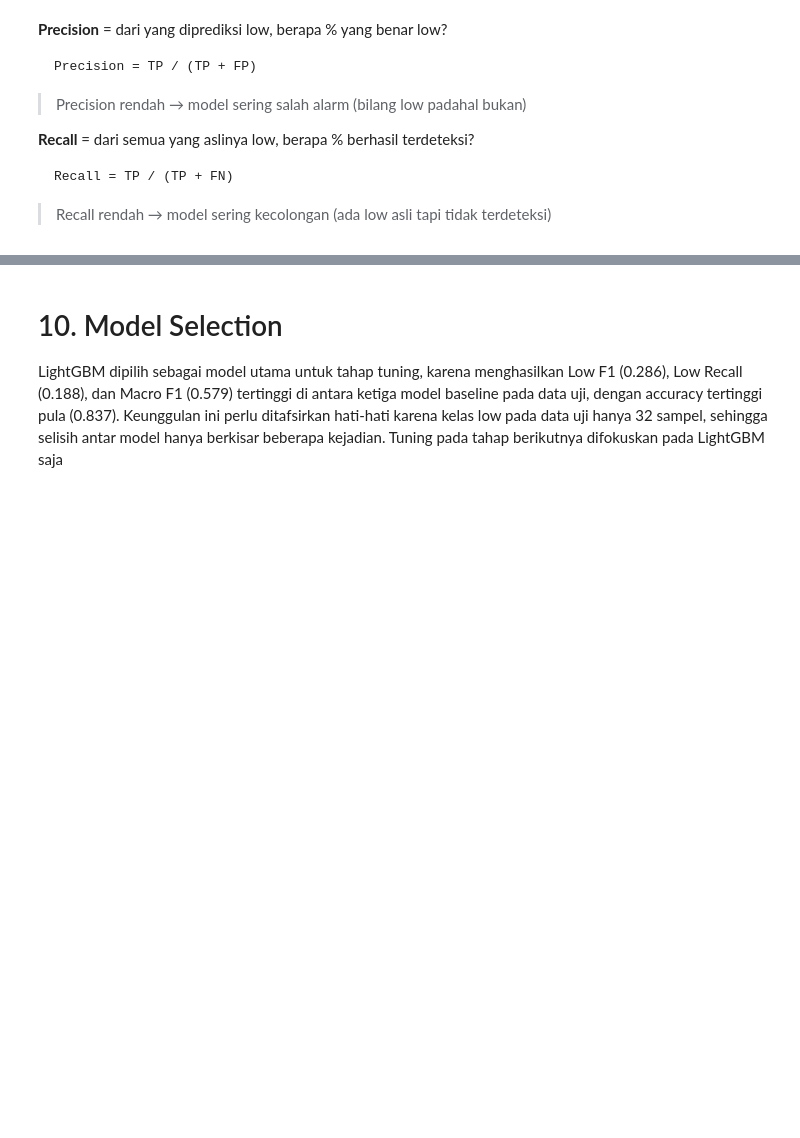
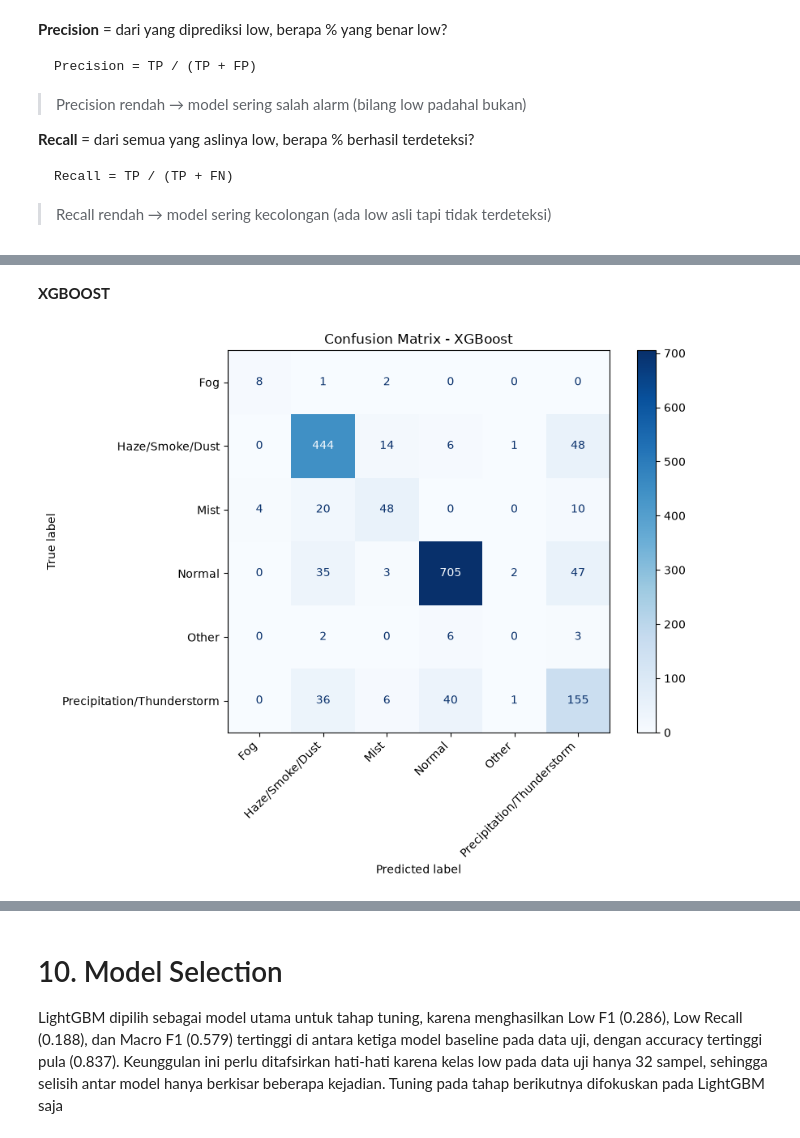
Before and after one commit to sirly82/visibility-project, a Jupyter notebook: visibility_phenomenon_classification_2025.ipynb, the cells around one changed output, grey strips where cells are left out. Drawn from its saved outputs; the diff is of its cells as text; code cells hidden in the pictures; blank space fills up the shorter version.

```diff
--- a/visibility_phenomenon_classification_2025.ipynb
+++ b/visibility_phenomenon_classification_2025.ipynb
@@ -1422,9 +1563,12 @@ y_pred_rf = rf_model.predict(X_test)
 # %%
-sample_weight_train = y_train_enc.map(class_weight_enc)
+sample_weights = y_train.map(class_weight_dict)
+assert sample_weights.notna().all()
 # %%
 xgb_model = XGBClassifier(
-    n_estimators=300,
+    objective='multi:softprob',
+    num_class=len(classes),
+    eval_metric='mlogloss',
     random_state=42,
-    n_jobs=-1,
-    eval_metric='mlogloss'
+    n_jobs=-1
 )
+xgb_model.fit(X_train, y_train, sample_weight=sample_weights)
@@ -1431,2 +1586,0 @@ xgb_model = XGBClassifier(
-# %%
-xgb_model.fit(X_train, y_train_enc, sample_weight=sample_weight_train)
@@ -1554,0 +1886,18 @@ plt.show()
+# %% [markdown]
+**XGBOOST**
+# %%
+cm_xgb = confusion_matrix(y_test, y_pred_xgb, labels=list(range(6)))
+
+disp = ConfusionMatrixDisplay(
+    confusion_matrix=cm_xgb,
+    display_labels=[inv_label_map[i] for i in range(6)]
+)
+# %%
+fig, ax = plt.subplots(figsize=(9, 7))
+disp.plot(cmap='Blues', values_format='d', ax=ax)
+plt.title('Confusion Matrix - XGBoost')
+plt.xticks(rotation=45, ha='right')
+plt.tight_layout()
+plt.show()
+# %% [output]
+[figure, added]
```
Also changed, not shown: parts of 105 cells of this notebook.
